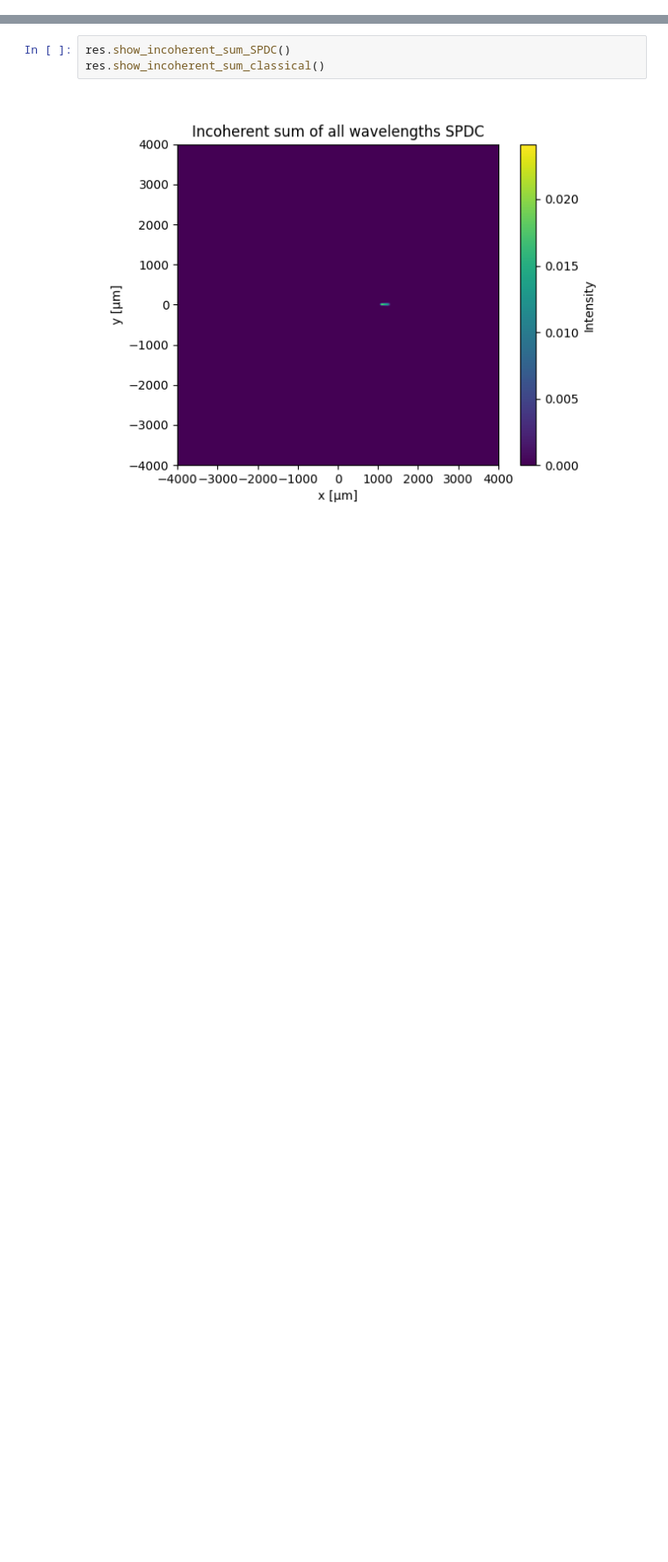
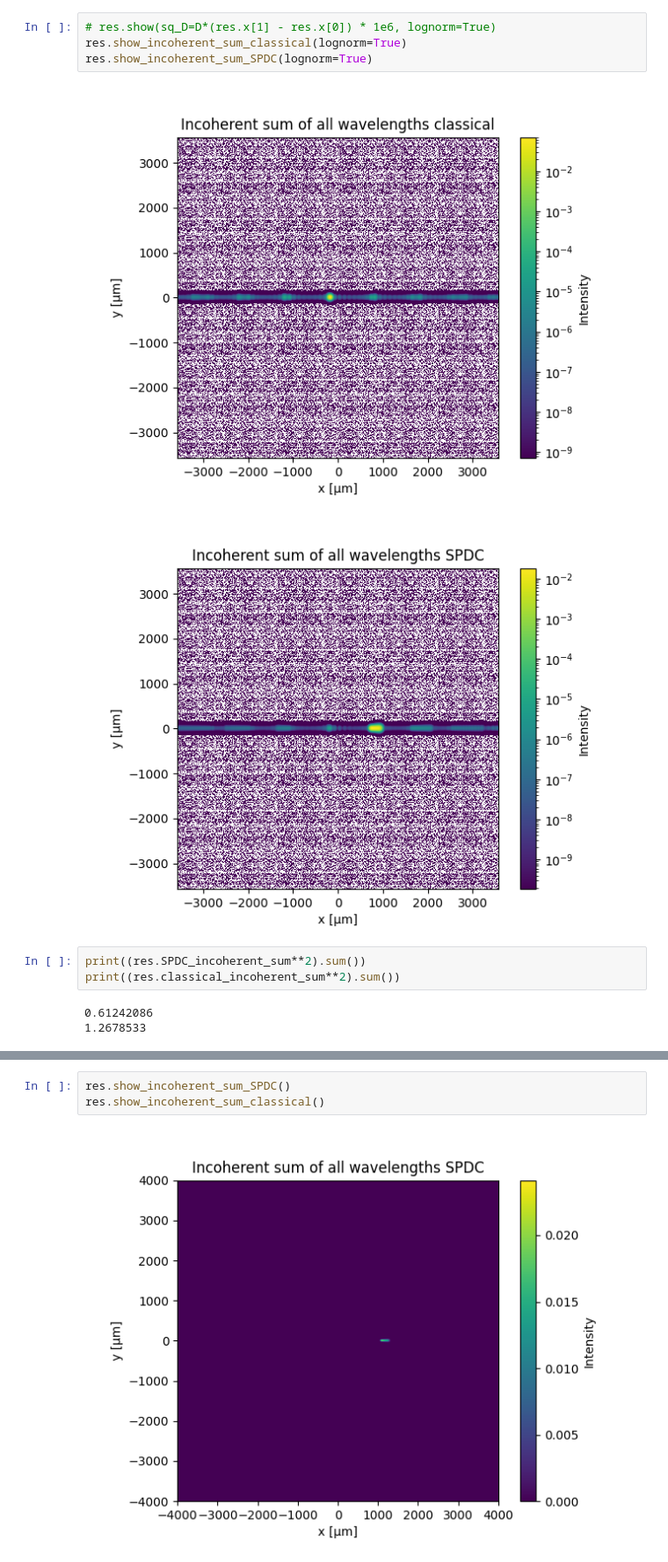
Before and after one commit to rubiaek/qdc2, a Jupyter notebook: qdc/diffuser/run_grating.ipynb, the cells around one changed output, grey strips where cells are left out. Shown at 88% size. Drawn from its saved outputs; the diff is of its cells as text; blank space fills up the shorter version.

```diff
--- a/qdc/diffuser/run_grating.ipynb
+++ b/qdc/diffuser/run_grating.ipynb
@@ -50,3 +47,16 @@ res.show(sq_D=D*(res.x[1] - res.x[0]) * 1e6)
+# %%
+# res.show(sq_D=D*(res.x[1] - res.x[0]) * 1e6, lognorm=True)
+res.show_incoherent_sum_classical(lognorm=True)
+res.show_incoherent_sum_SPDC(lognorm=True)
+# %% [output]
+[figure, added]
+[figure, added]
+# %%
+print((res.SPDC_incoherent_sum**2).sum())
+print((res.classical_incoherent_sum**2).sum())
+# %% [output]
+0.61242086
+1.2678533
 # %%
 # res.show_interactive(SPDC=False) # , save_mp4_to="C:\\temp\\1.mp4")
 res.show_interactive(SPDC=True, save_mp4_to=None)
```
Also changed, not shown: parts of 4 cells of this notebook, 4 other files.
